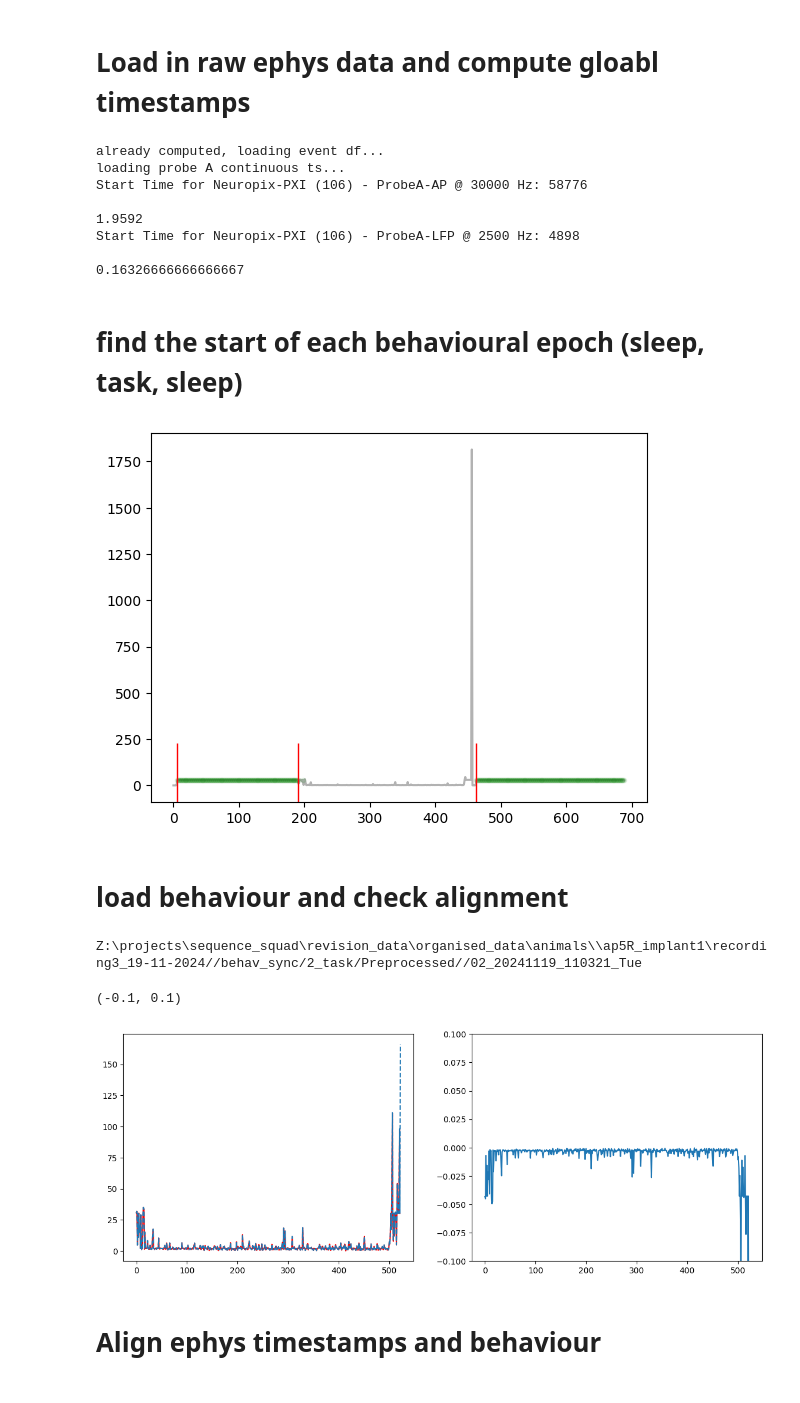
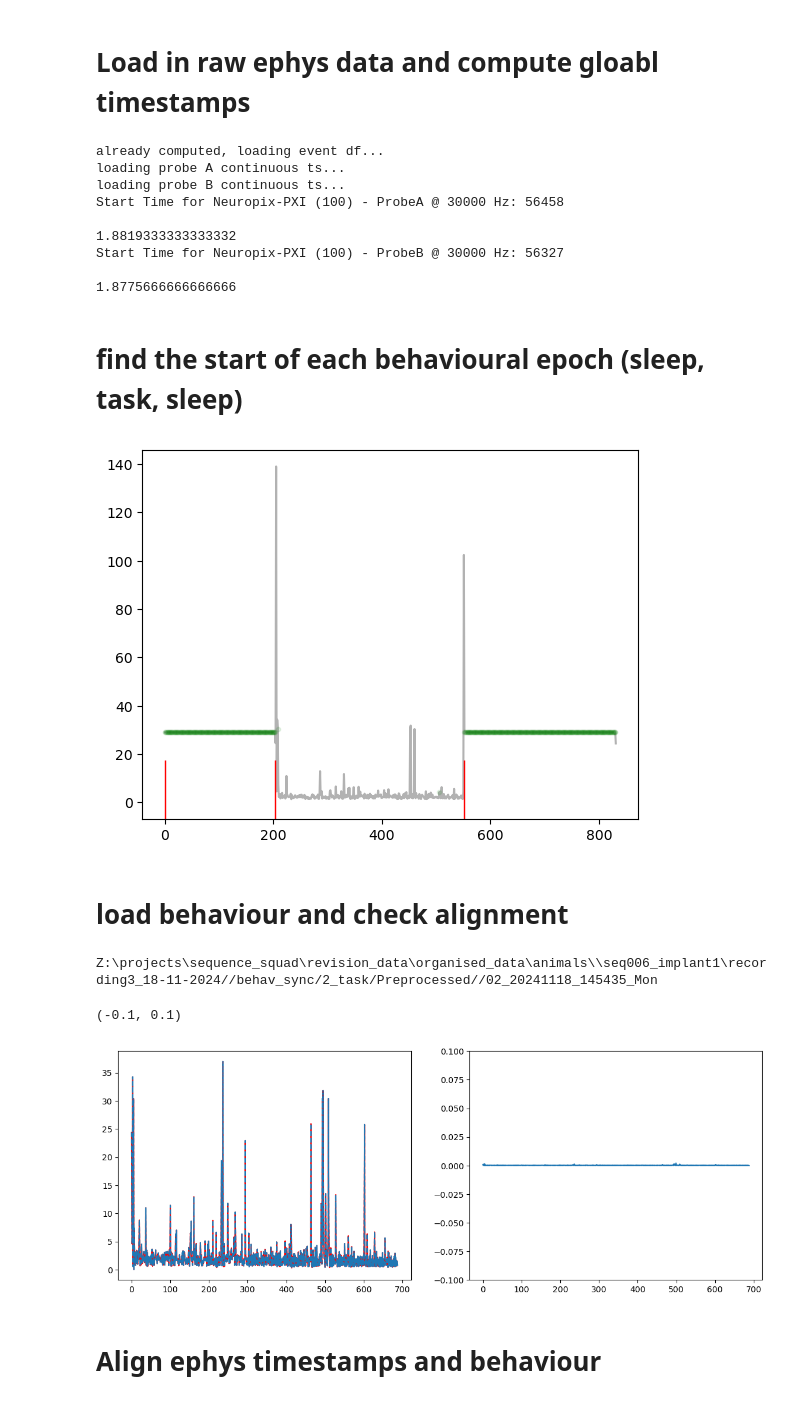
Before and after one commit to SainsburyWellcomeCentre/sequences_neuropixel_preprocess, a Jupyter notebook: 6_align_data.ipynb, the cells around one changed output. Saved outputs shown, nothing was run; the diff lists cells and outputs as text; code cells hidden in the pictures.

```diff
--- a/6_align_data.ipynb
+++ b/6_align_data.ipynb
@@ -581,7 +581,7 @@ def process_probe_data_bool(organised_ephys_path,aux_processor_tuples):
 # Choose data to process:
 # %%
 #'seq006_1_3'
-mir = 'ap5R_1_3'
+mir = 'seq006_1_3'
 
 
 #sample rate:
@@ -813,10 +814,10 @@ else:
 
     # load in continuous ts data for each probe processor
     print('loading probe A continuous ts...')
-    main_continuous_global_ts_probeA = np.load(organised_ephys_path + 'main_continuous_global_ts_probeA.npy',mmap_mode='r')
+    main_continuous_global_ts_probeA = np.load(organised_ephys_path + 'main_continuous_global_ts_probeA.npy')
     if not 'LFP' in aux_processor_tuples[0][-1]:
         print('loading probe B continuous ts...')
-        main_continuous_global_ts_probeB = np.load(organised_ephys_path + 'main_continuous_global_ts_probeB.npy',mmap_mode='r')
+        main_continuous_global_ts_probeB = np.load(organised_ephys_path + 'main_continuous_global_ts_probeB.npy')
 
 ############ DONT RUN MORE THAN ONCE! ITS SO SLOW! ######################
 
@@ -843,12 +844,13 @@ for line in lines:
 # %% [output]
 already computed, loading event df...
 loading probe A continuous ts...
-Start Time for Neuropix-PXI (106) - ProbeA-AP @ 30000 Hz: 58776
+loading probe B continuous ts...
+Start Time for Neuropix-PXI (100) - ProbeA @ 30000 Hz: 56458
 
-1.9592
-Start Time for Neuropix-PXI (106) - ProbeA-LFP @ 2500 Hz: 4898
+1.8819333333333332
+Start Time for Neuropix-PXI (100) - ProbeB @ 30000 Hz: 56327
 
-0.16326666666666667
+1.8775666666666666
 # %% [markdown]
 # find the start of each behavioural epoch (sleep, task, sleep)
 # %%
@@ -885,7 +887,7 @@ behaviour_barcode_index = consecutive_chunks[0][-1]
 presleep_barcode_index = consecutive_chunks[0][0]
 postsleep_barcode_index = consecutive_chunks[-1][0]
 # %% [output]
-[figure, old version]
+[figure, new version]
 # %% [markdown]
 # load behaviour and check alignment
 # %%
@@ -897,28 +899,28 @@ poke_data =  pd.read_csv(Full_Behav_data_path + "/PreProcessed_RawPokeData.csv")
 first_poke_times = find_first_poke_times((poke_data['Trial_id']),list(poke_data['Port']), np.array(poke_data['PokeIn_Time']))
 all_timestamps = sorted(list(first_poke_times) + list(np.unique(poke_data['Trial_Start'])))
 # %% [output]
-Z:\projects\sequence_squad\revision_data\organised_data\animals\\ap5R_implant1\recording3_19-11-2024//behav_sync/2_task/Preprocessed//02_20241119_110321_Tue
+Z:\projects\sequence_squad\revision_data\organised_data\animals\\seq006_implant1\recording3_18-11-2024//behav_sync/2_task/Preprocessed//02_20241118_145435_Mon
 # %%
 ## plot the timestamps (difffernces) to see if they overlay perfectly
 
 ## adjust as needed
-manual_offset =7
+manual_offset =5
 
 NIDAQ_ts_diff = np.diff(Bpod_NIDAQ_TTLS['global_timestamp'][behaviour_barcode_index+manual_offset:postsleep_barcode_index])
 behaviour_ts_diff = np.diff(all_timestamps)
 
 
 fig, [ax,ax1] = plt.subplots(1, 2, figsize=(14, 5))
 ax.plot(NIDAQ_ts_diff[1:len(behaviour_ts_diff)], color = 'red') ## 1:: because the behaviour starts from diff between trial and first poke while ephys starts from barcode/start point end to trial start
 ax.plot(behaviour_ts_diff,'--')
 # ax.set_xlim([0, 120])
 
 ## plot the difference between the two to see if there is misalingment between the two timestamp sets:
 plt.plot(NIDAQ_ts_diff[1:len(all_timestamps)] - behaviour_ts_diff)
 plt.ylim([-0.1, 0.1])
 # %% [output]
 (-0.1, 0.1)
-[figure, old version]
+[figure, new version]
 # %% [markdown]
 # Align ephys timestamps and behaviour
 # %%
```
Also changed, not shown: parts of 15 cells of this notebook.
